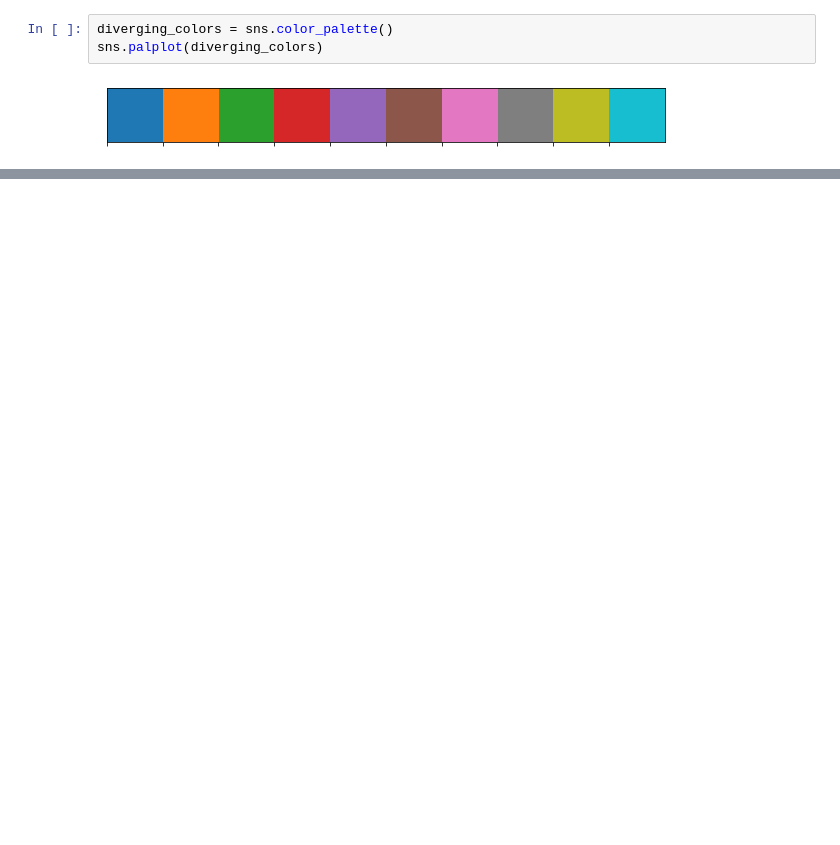
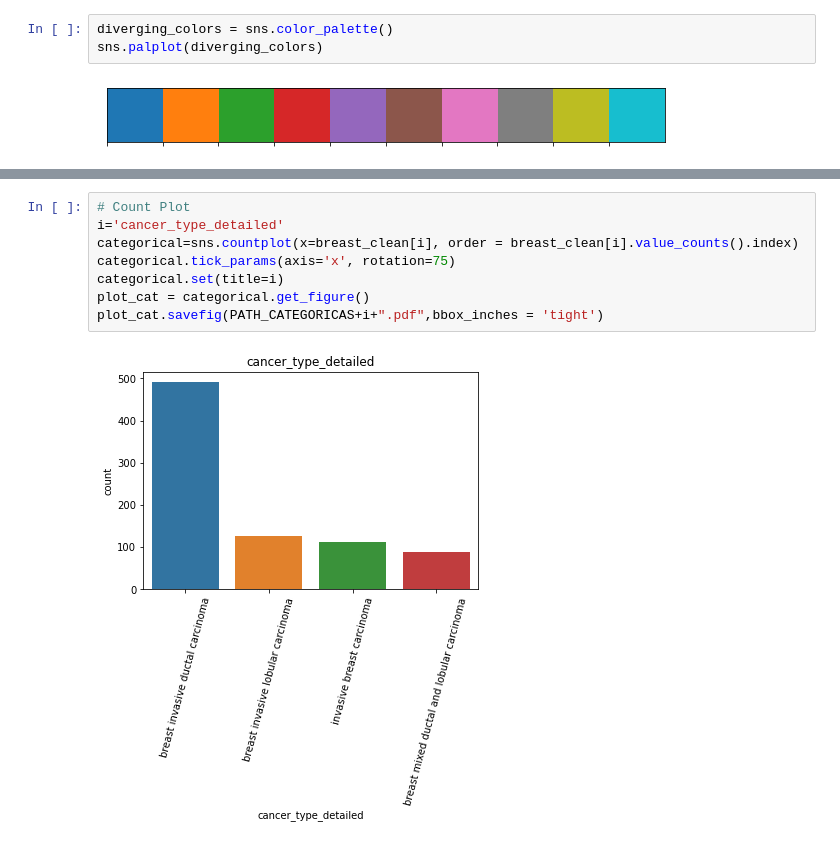
Before and after one commit to jamillan94/DSM-BCD, a Jupyter notebook: DSM-BCD/NOTEBOOK/8_EDA _SEABORN.ipynb, the cells around one changed output, grey strips where cells are left out. Cells and saved outputs as stored; diff of their text form; blank space fills up the shorter version.

```diff
--- a/DSM-BCD/NOTEBOOK/8_EDA _SEABORN.ipynb
+++ b/DSM-BCD/NOTEBOOK/8_EDA _SEABORN.ipynb
@@ -573,0 +74,10 @@ sns.palplot(diverging_colors)
+# %%
+# Count Plot
+i='cancer_type_detailed'
+categorical=sns.countplot(x=breast_clean[i], order = breast_clean[i].value_counts().index)
+categorical.tick_params(axis='x', rotation=75)
+categorical.set(title=i)
+plot_cat = categorical.get_figure()
+plot_cat.savefig(PATH_CATEGORICAS+i+".pdf",bbox_inches = 'tight')
+# %% [output]
+[figure, added]
```
Also changed, not shown: parts of 75 cells of this notebook, 46 other files.
